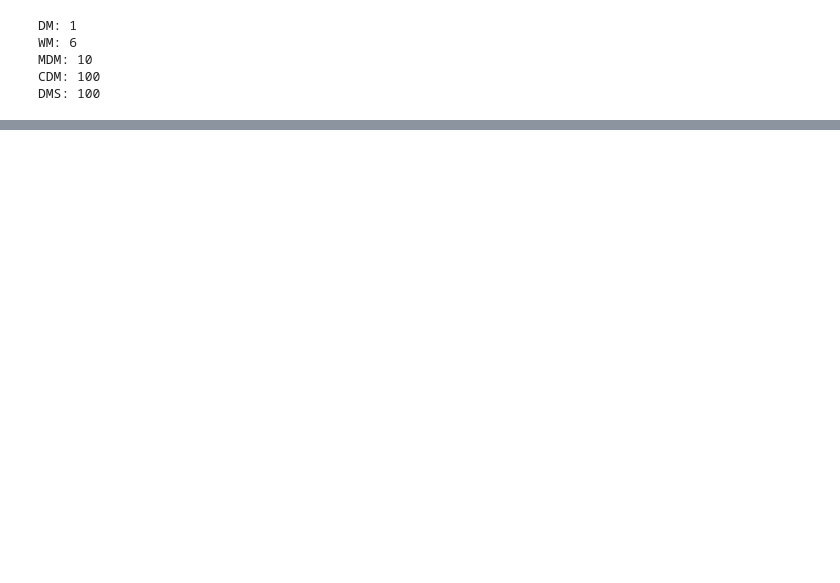
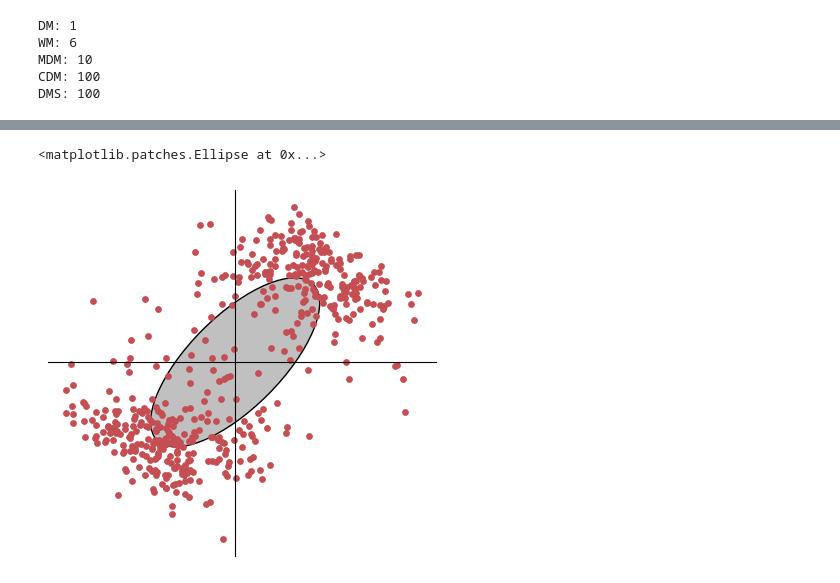
Before and after one commit to adrian-valente/populations_paper_code, a Jupyter notebook: figures_notebooks/fig1_fullrank.ipynb, the cells around one changed output, grey strips where cells are left out. Cells and saved outputs as stored; diff of their text form; code cells hidden in the pictures; blank space fills up the shorter version.

```diff
--- a/figures_notebooks/fig1_fullrank.ipynb
+++ b/figures_notebooks/fig1_fullrank.ipynb
@@ -393,0 +503,25 @@ plt.subplots_adjust(wspace=.2, hspace=.4)
+# %%
+# Panel b
+
+fig, ax = plt.subplots(figsize=(5, 5))
+ax.scatter(reg_space[:, 0], reg_space[:, 1], s=15, color=sns.color_palette('deep')[3])
+ax.set_aspect(1)
+helpers.center_axes(ax)
+
+X = np.array([reg_space[:, 0], reg_space[:, 1]]).T
+cov = X.T @ X / X.shape[0]
+eigvals, eigvecs = np.linalg.eig(cov)
+v1 = eigvecs[:, 0]
+angle = np.arctan(v1[1] / v1[0])
+angle = angle * 180 / np.pi
+std_factor = 1
+ax.add_artist(Ellipse(xy=[0, 0],
+                      angle=angle,
+                      width=np.sqrt(eigvals[0]) * 2 * std_factor,
+                      height=np.sqrt(eigvals[1]) * 2 * std_factor,
+                      fill=True, fc='silver', ec='black', lw=1, zorder=-1))
+
+# plt.savefig('figure_1/mante_reg_scatter.pdf', bbox_inches='tight')
+# %% [output]
+<matplotlib.patches.Ellipse at 0x...>
+[figure, added]
```
Also changed, not shown: parts of 21 cells of this notebook, 23 other files.
